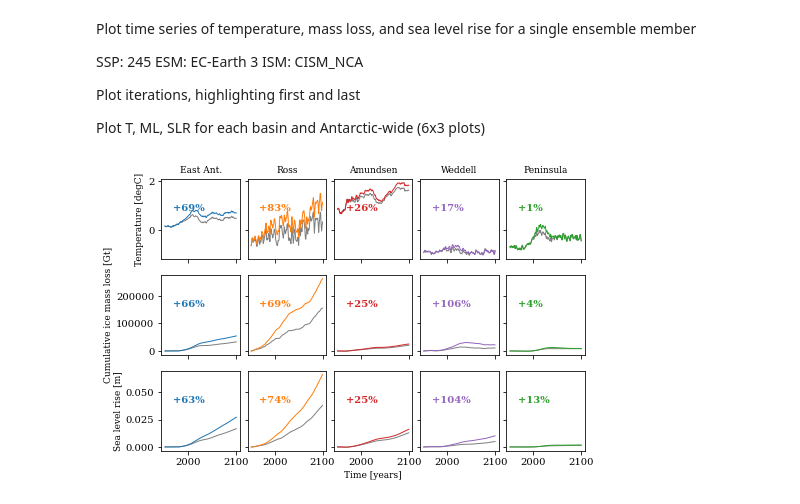
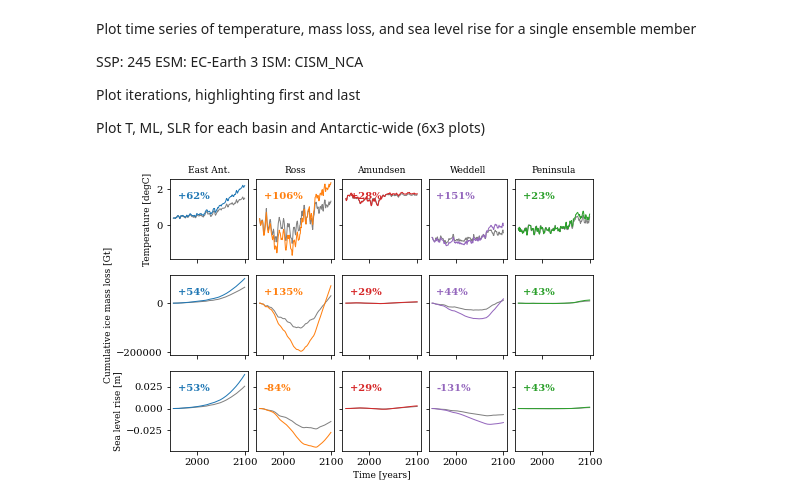
Before and after one commit to erwinlambert/feedback, a Jupyter notebook: notebooks/Draftplot_single_ensemble.ipynb, the cells around one changed output. Saved outputs shown, nothing was run; the diff lists cells and outputs as text; code cells hidden in the pictures.

```diff
--- a/notebooks/Draftplot_single_ensemble.ipynb
+++ b/notebooks/Draftplot_single_ensemble.ipynb
@@ -18,13 +18,15 @@ import sys
 sys.path.append('../src')
 import utils as ut
 # %%
-dds = xr.open_dataset('../data/dummy.nc')
-#ds = ds.sel(ism='CISM_NCA',esm='EC-Earth3',ssp='245')
-ds = dds.isel(exp=slice(0,5))
-dds.close()
+ds = xr.open_dataset('../data/dummy.nc')
+ds = ds.isel(exp=slice(0,5))
+# %%
+ism = 'CISM_NCA'
+esm = 'EC-Earth3-Veg'
+ssp = '245'
+bmp = 'lin'
 # %%
-TMP,IML,SLR    = ut.iterate(ds,ism='CISM_NCA',esm='EC-Earth3',ssp='245',bmp='lin',niter=1)
-TMP2,IML2,SLR2 = ut.iterate(ds,ism='CISM_NCA',esm='EC-Earth3',ssp='245',bmp='quad',niter=1)
+TMP,IML,SLR = ut.iterate(ds,ism=ism,esm=esm,ssp=ssp,bmp=bmp)
 # %%
 mpl.rcParams['figure.subplot.wspace'] = .1
 mpl.rcParams['figure.subplot.left'] = .15
@@ -35,23 +35,22 @@ basinname = ['East Ant.','Ross','Amundsen','Weddell','Peninsula']
 # %%
 fig,ax = plt.subplots(3,5,sharex=True,sharey='row')
-
-niter = TMP.shape[0]
 
 for b,bas in enumerate(ds.basin.values):
     for v,var in enumerate([TMP,np.cumsum(IML,axis=1),SLR]):
         dax = ax[v,b]
         dax.plot(ds.time,var[0,:,b],c='.5')
-        for n in range(1,niter):
+        for n in range(1,TMP.shape[0]):
             dax.plot(ds.time,var[n,:,b],c=ut.bcol[bas])
-        dax.text(.15,.6,f"{100*((var[-1,-1,b]-var[-1,0,b])-(var[0,-1,b]-var[0,0,b]))/(var[0,-1,b]-var[0,0,b]):+.0f}%",transform=dax.transAxes,weight='bold',c=ut.bcol[bas])
+        dax.text(.1,.75,f"{100*((var[-1,-1,b]-var[-1,0,b])-(var[0,-1,b]-var[0,0,b]))/np.abs(var[0,-1,b]-var[0,0,b]):+.0f}%",transform=dax.transAxes,weight='bold',c=ut.bcol[bas])
 
-    ax[0,b].set_title(basinname[b])
+    ax[0,b].set_title(bas)
 ax[-1,2].set_xlabel('Time [years]')
 ax[0,0].set_ylabel('Temperature [degC]')
 ax[1,0].set_ylabel('Cumulative ice mass loss [Gt]')
 ax[2,0].set_ylabel('Sea level rise [m]')
 
-plt.savefig(f'../draftfigs/single_ensemble_lin.png',dpi=450)
+plt.savefig(f'../draftfigs/single_ensemble.png',dpi=450)
 plt.show()
+ds.close()
 # %% [output]
-[figure, old version]
+[figure, new version]
```
Also changed, not shown: parts of 2 cells of this notebook, 19 other files.
